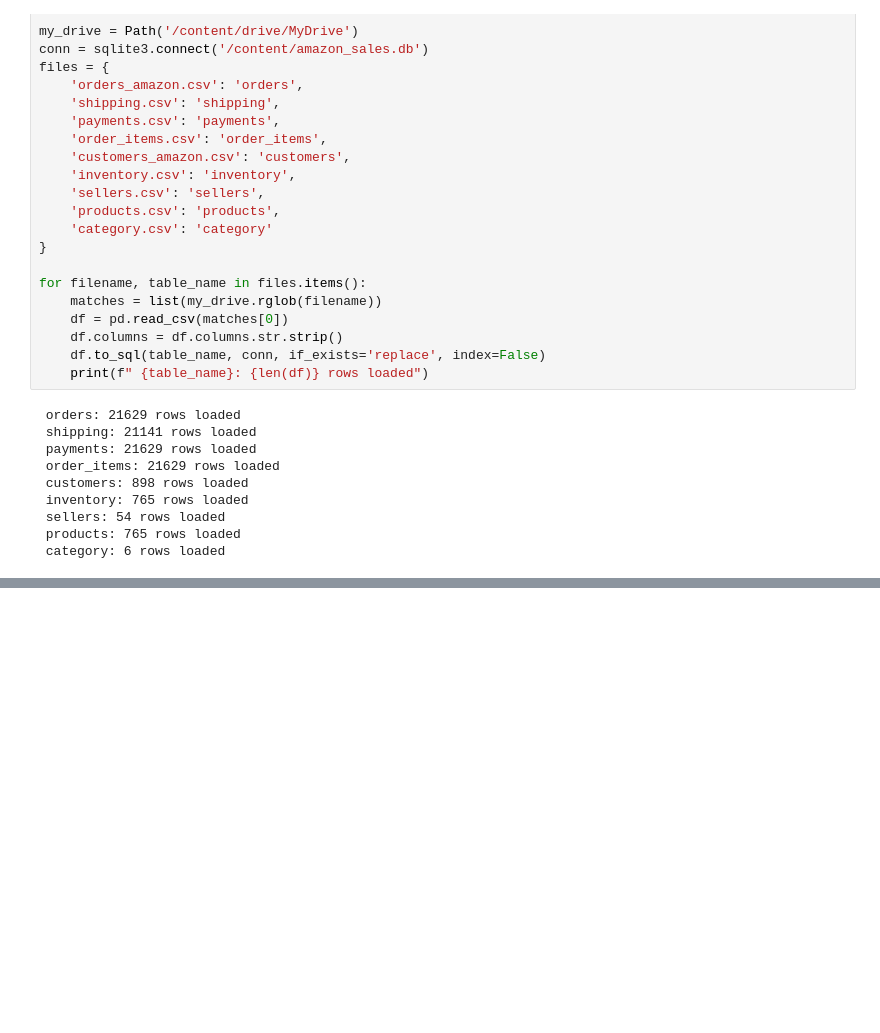
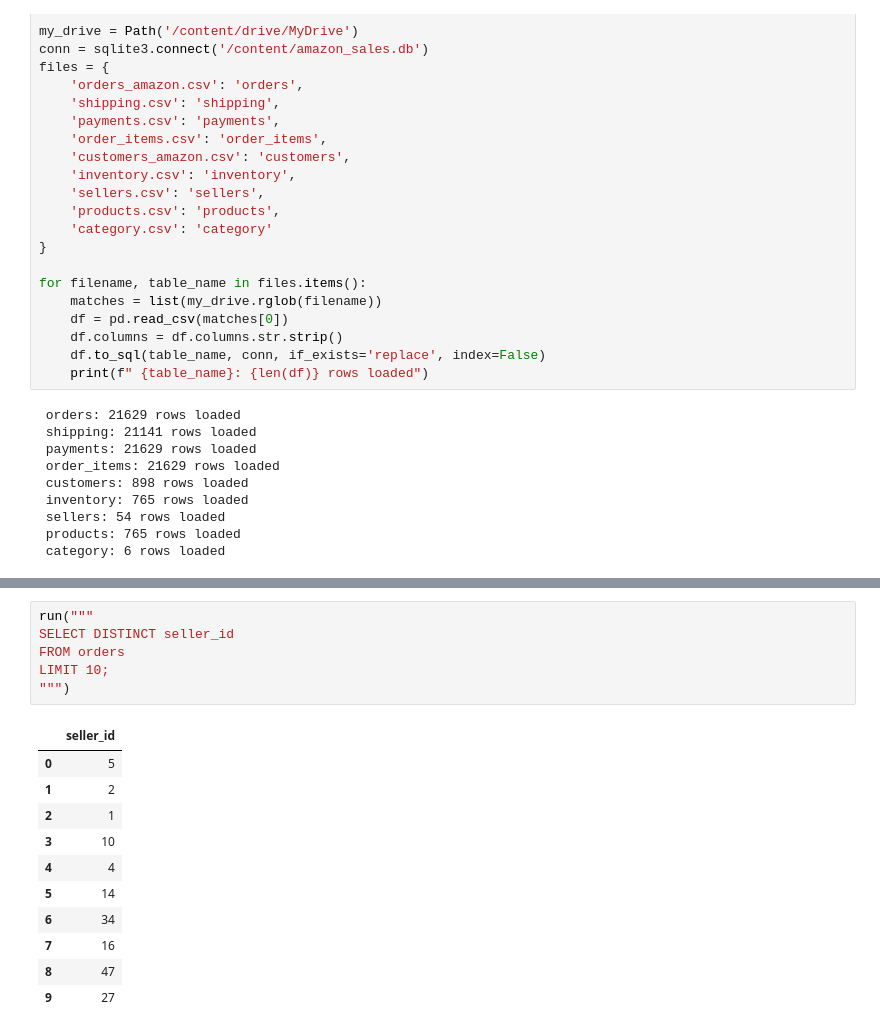
Before and after one commit to rakshamishra54/Amazon_Sales_Analytics, a Jupyter notebook: Amazon_Sales_analytics.ipynb, the cells around one changed output, grey strips where cells are left out. Drawn from its saved outputs; the diff is of its cells as text; blank space fills up the shorter version.

```diff
--- a/Amazon_Sales_analytics.ipynb
+++ b/Amazon_Sales_analytics.ipynb
@@ -75,0 +162,18 @@ LIMIT 5;
+# %%
+run("""
+SELECT DISTINCT seller_id
+FROM orders
+LIMIT 10;
+""")
+# %% [output]
+|  | seller_id |
+| 0 | 5 |
+| 1 | 2 |
+| 2 | 1 |
+| 3 | 10 |
+| 4 | 4 |
+| 5 | 14 |
+| 6 | 34 |
+| 7 | 16 |
+| 8 | 47 |
+| 9 | 27 |
```
Also changed, not shown: parts of 7 cells of this notebook.
